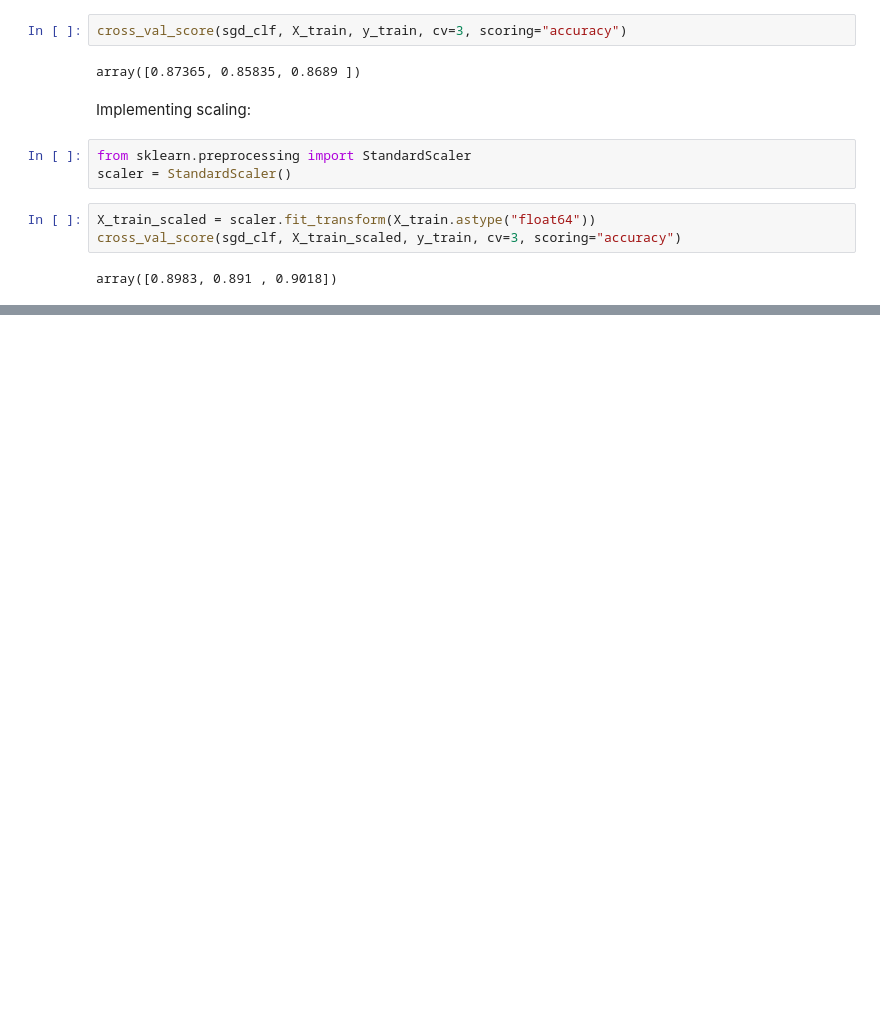
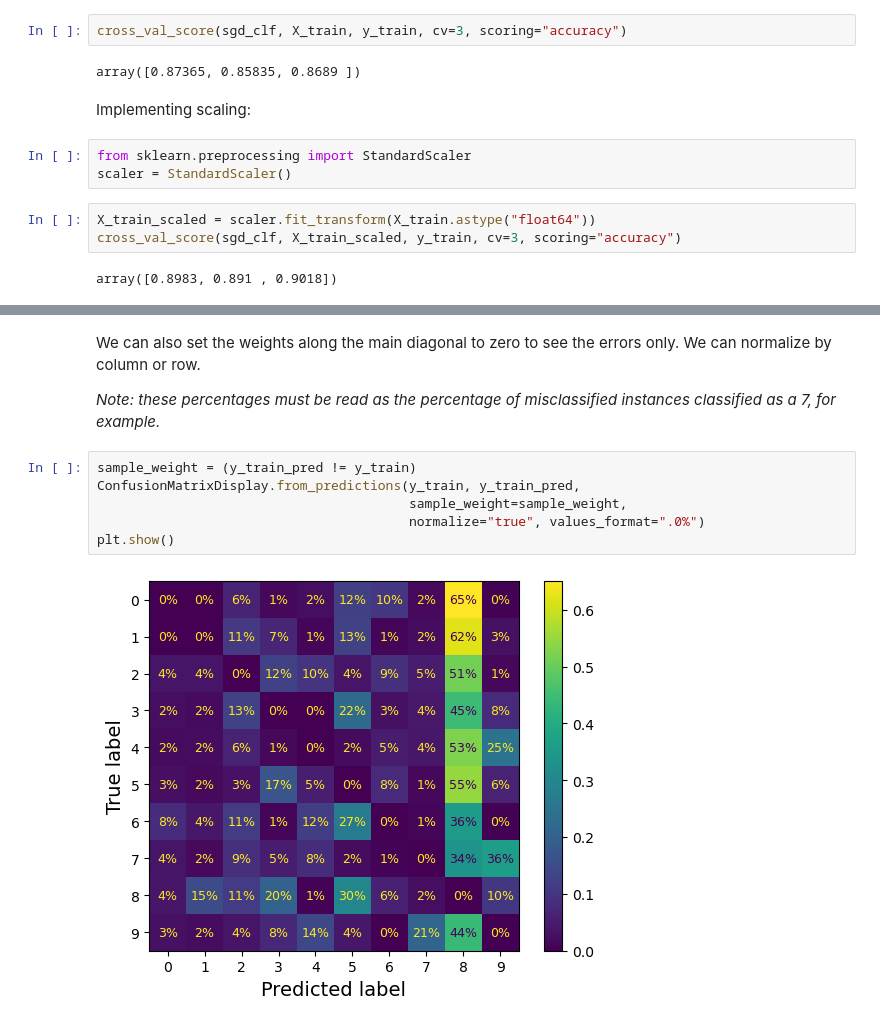
Before and after one commit to jreaso/handson-ml, a Jupyter notebook: 3_classification.ipynb, the cells around one changed output, grey strips where cells are left out. Saved outputs shown, nothing was run; the diff lists cells and outputs as text; blank space fills up the shorter version.

```diff
--- a/3_classification.ipynb
+++ b/3_classification.ipynb
@@ -484,0 +505,12 @@ array([0.8983, 0.891 , 0.9018])
+# %% [markdown]
+We can also set the weights along the main diagonal to zero to see the errors only. We can normalize by column or row.
+
+_Note: these percentages must be read as the percentage of misclassified instances classified as a 7, for example._
+# %%
+sample_weight = (y_train_pred != y_train)
+ConfusionMatrixDisplay.from_predictions(y_train, y_train_pred,
+                                        sample_weight=sample_weight,
+                                        normalize="true", values_format=".0%")
+plt.show()
+# %% [output]
+[figure, added]
```
Also changed, not shown: parts of 13 cells of this notebook.
